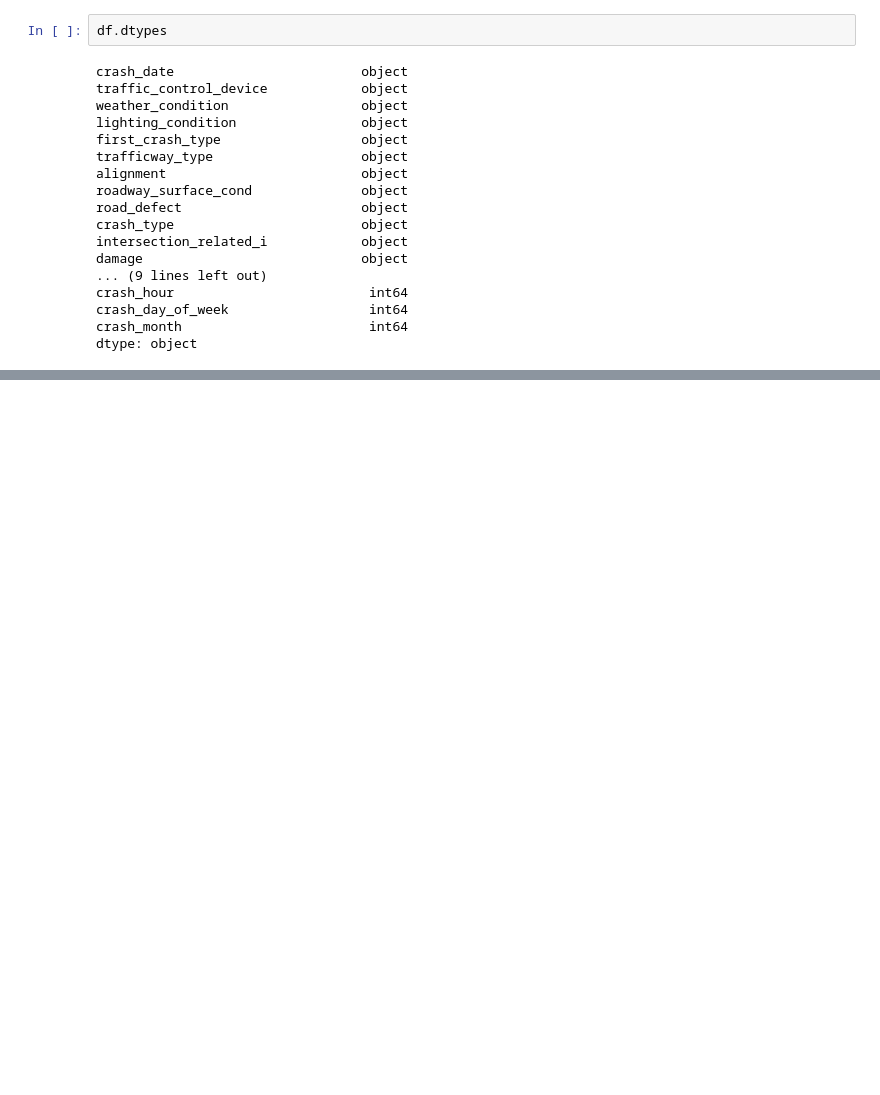
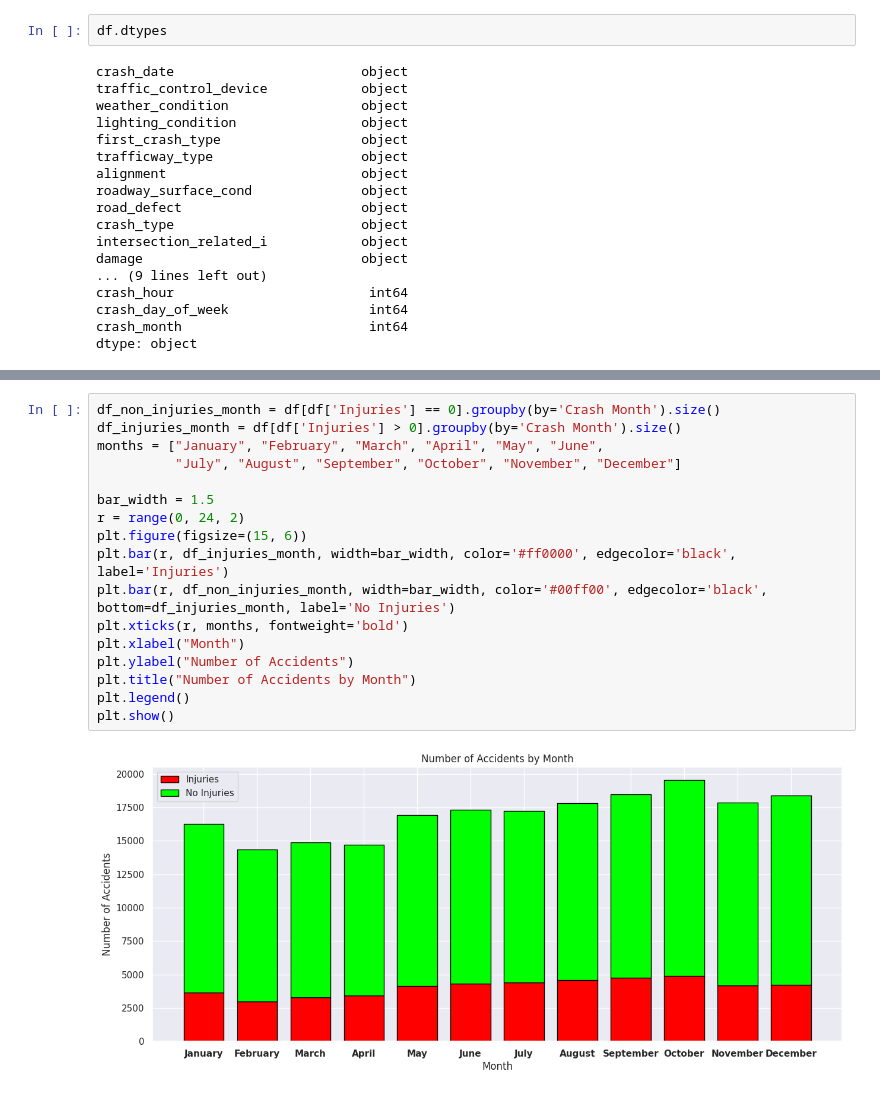
Before and after one commit to Alveaenerle/EDA-traffic-crashes, a Jupyter notebook: main.ipynb, the cells around one changed output, grey strips where cells are left out. Cells and saved outputs as stored; diff of their text form; blank space fills up the shorter version.

```diff
--- a/main.ipynb
+++ b/main.ipynb
@@ -129,0 +151,19 @@ NameError: name 'np' is not defined
+# %%
+df_non_injuries_month = df[df['Injuries'] == 0].groupby(by='Crash Month').size()
+df_injuries_month = df[df['Injuries'] > 0].groupby(by='Crash Month').size()
+months = ["January", "February", "March", "April", "May", "June",
+          "July", "August", "September", "October", "November", "December"]
+
+bar_width = 1.5
+r = range(0, 24, 2)
+plt.figure(figsize=(15, 6))
+plt.bar(r, df_injuries_month, width=bar_width, color='#ff0000', edgecolor='black', label='Injuries')
+plt.bar(r, df_non_injuries_month, width=bar_width, color='#00ff00', edgecolor='black', bottom=df_injuries_month, label='No Injuries')
+plt.xticks(r, months, fontweight='bold')
+plt.xlabel("Month")
+plt.ylabel("Number of Accidents")
+plt.title("Number of Accidents by Month")
+plt.legend()
+plt.show()
+# %% [output]
+[figure, added]
```
Also changed, not shown: parts of 13 cells of this notebook.
